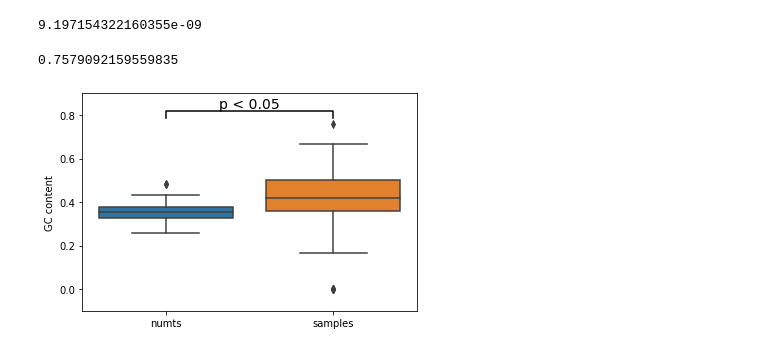
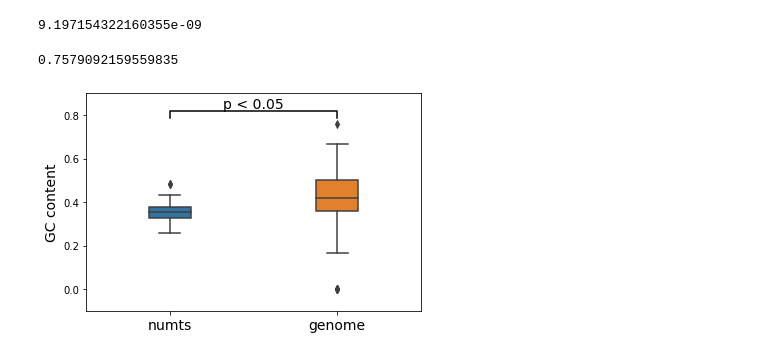
Before and after one commit to balintbiro/Oryctolagus_cuniculus_numts, a Jupyter notebook: codes/trials/gc_content_statistics.ipynb, the cells around one changed output. Cells and saved outputs as stored; diff of their text form; code cells hidden in the pictures.

Commit message:
finalized visualization with statistical annotations

```diff
--- a/codes/trials/gc_content_statistics.ipynb
+++ b/codes/trials/gc_content_statistics.ipynb
@@ -257,7 +257,3 @@ else:
 significance[1]
 # %% [output]
 9.197154322160355e-09
-# %%
-pd.Series(samples_gc + numts_gc).max()
-# %% [output]
-0.7579092159559835
@@ -273,0 +260,4 @@ def statistical_annotation(data, figure_type):
+# %%
+pd.Series(samples_gc + numts_gc).max()
+# %% [output]
+0.7579092159559835
@@ -274,10 +274,13 @@ def statistical_annotation(data, figure_type):
 # %%
-data = [numts_gc, samples_gc]
-ax = sns.boxplot(data=data)
-ax.set_ylabel('GC content')
-ax.set_xticklabels(['numts', 'samples'])
+gcs = [numts_gc, samples_gc]
+ax = sns.boxplot(data = gcs,
+                width = 0.25)
+ax.set_ylabel('GC content',
+             fontsize = 14)
+ax.set_xticklabels(['numts', 'genome'],
+                  fontsize = 14)
 ax.set_ylim(-0.1, 0.9)
-statistical_annotation(data, 'box')
+statistical_annotation(gcs, 'box')
 plt.show()
 # %% [output]
-[figure, old version]
+[figure, new version]
```
Also changed, not shown: parts of 4 cells of this notebook.
